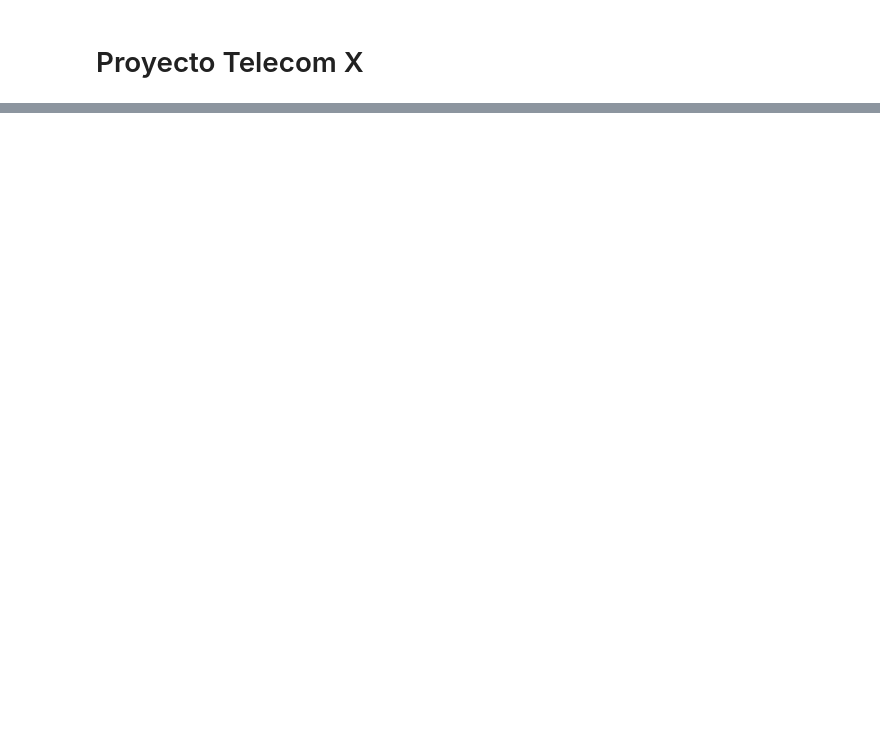
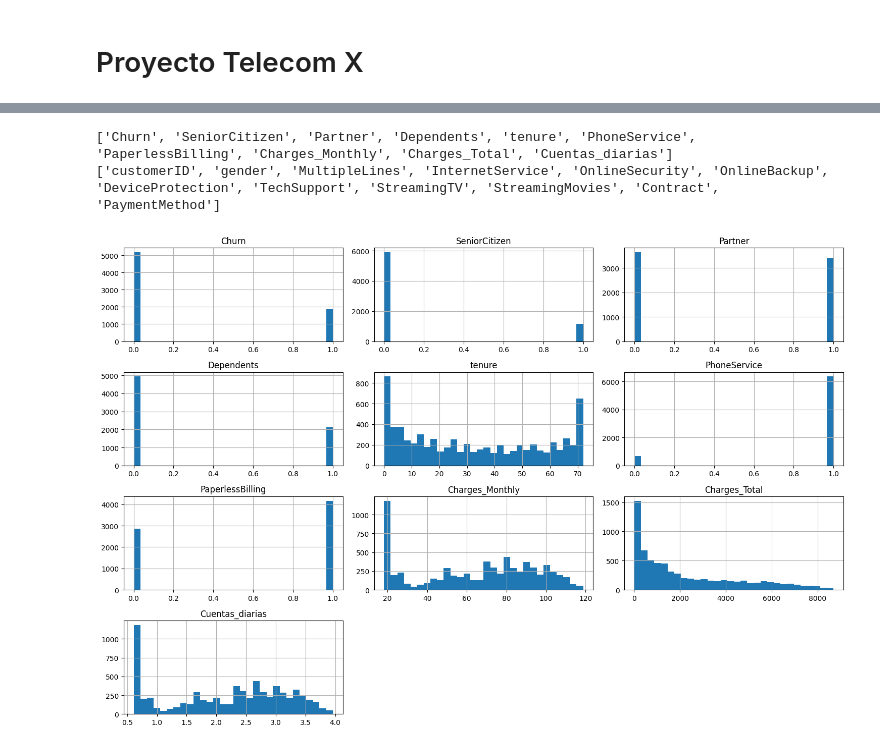
Before and after one commit to Sebastian210102/TelecomX, a Jupyter notebook: TelecomX.ipynb, the cells around one changed output, grey strips where cells are left out. Saved outputs shown, nothing was run; the diff lists cells and outputs as text; code cells hidden in the pictures; blank space fills up the shorter version.

```diff
--- a/TelecomX.ipynb
+++ b/TelecomX.ipynb
@@ -40,0 +322,17 @@ import seaborn as sns
+# %%
+cols = ['Charges_Monthly', 'Charges_Total', 'Cuentas_diarias']
+
+for col in cols:
+    # ‑‑ 1) quita espacios en blanco y reemplaza cadenas vacías por NaN
+    df_clientes[col] = (
+        df_clientes[col]
+        .astype(str)                 # convierte a string temporalmente
+        .str.strip()                 # elimina espacios iniciales/finales
+        .replace(r'^\s*$', np.nan, regex=True)  # cadenas vacías → NaN
+    )
+
+
+df_clientes['Charges_Monthly'] = df_clientes['Charges_Monthly'].astype(np.float16)
+df_clientes['Charges_Total'] = df_clientes['Charges_Total'].astype(np.float16)
+df_clientes['Cuentas_diarias'] = df_clientes['Cuentas_diarias'].astype(np.float16)
+df_clientes.info()
@@ -40,0 +373,3 @@ import seaborn as sns
+# %%
+columnas = df_clientes.columns
+columnas
@@ -40,0 +386,5 @@ import seaborn as sns
+# %%
+for col in columnas:
+    df_clientes[col].replace({"No": 0, "Yes": 1}, inplace=True)
+
+df_clientes
@@ -40,0 +465,19 @@ import seaborn as sns
+# %%
+# Ver que columnas son catégoticas y cuales numéricas
+numericas = df_clientes.select_dtypes(include=['number']).columns.tolist()
+categoricas = df_clientes.select_dtypes(include=['object', 'category', 'bool']).columns.tolist()
+
+print(numericas)
+print(categoricas)
+# %% [output]
+['Churn', 'SeniorCitizen', 'Partner', 'Dependents', 'tenure', 'PhoneService', 'PaperlessBilling', 'Charges_Monthly', 'Charges_Total', 'Cuentas_diarias']
+['customerID', 'gender', 'MultipleLines', 'InternetService', 'OnlineSecurity', 'OnlineBackup', 'DeviceProtection', 'TechSupport', 'StreamingTV', 'StreamingMovies', 'Contract', 'PaymentMethod']
+# %%
+import seaborn as sns
+import matplotlib.pyplot as plt
+
+df_clientes[numericas].hist(bins=30, figsize=(15, 10))
+plt.tight_layout()
+plt.show()
+# %% [output]
+[figure, added]
```
Also changed, not shown: parts of 65 cells of this notebook.
